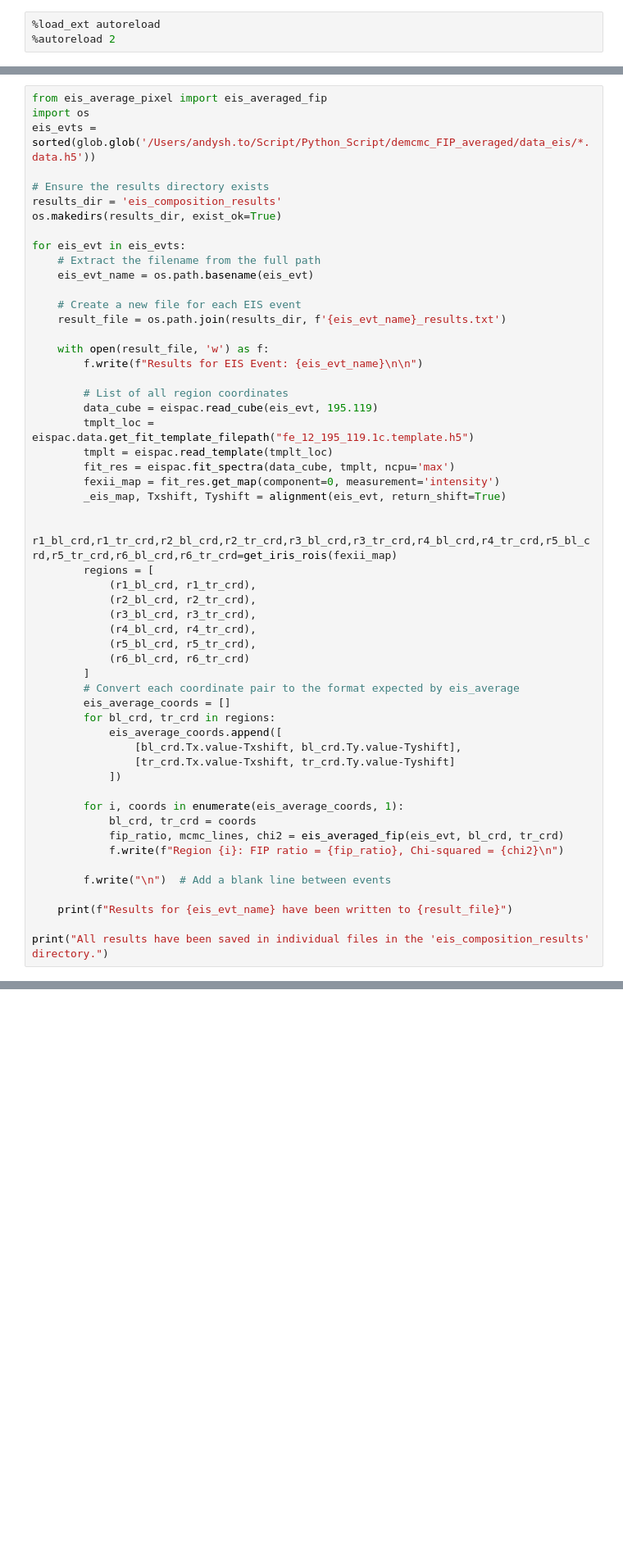
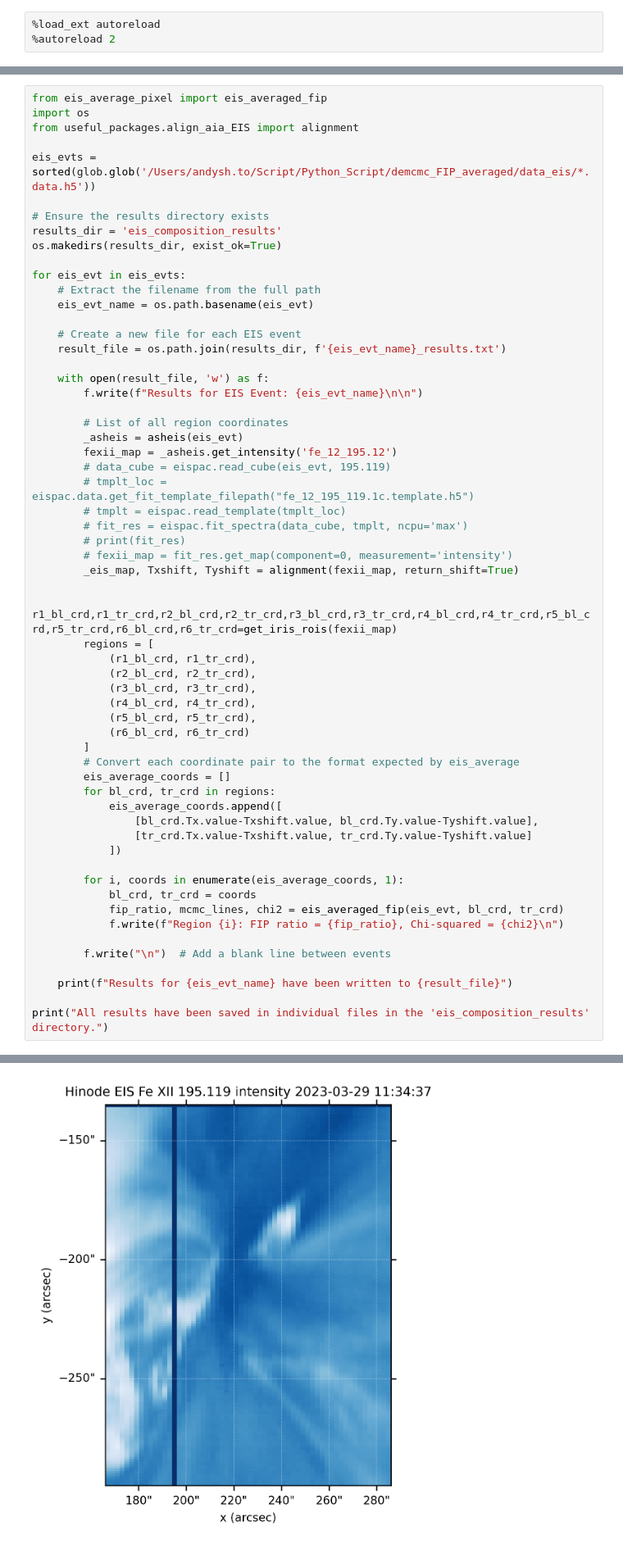
Before and after one commit to andyto1234/demcmc_FIP_averaged, a Jupyter notebook: main_average_FIP.ipynb, the cells around one changed output, grey strips where cells are left out. Shown at 82% size. Cells and saved outputs as stored; diff of their text form; blank space fills up the shorter version.

Commit message:
debug shift - now jupyter notebook works

```diff
--- a/main_average_FIP.ipynb
+++ b/main_average_FIP.ipynb
@@ -54,6 +61,8 @@ eis_evts = sorted(glob.glob('/Users/andysh.to/Script/Python_Script/demcmc_FIP_av
 # %%
 from eis_average_pixel import eis_averaged_fip
 import os
+from useful_packages.align_aia_EIS import alignment
+
 eis_evts = sorted(glob.glob('/Users/andysh.to/Script/Python_Script/demcmc_FIP_averaged/data_eis/*.data.h5'))
 
 # Ensure the results directory exists
@@ -71,12 +80,15 @@ for eis_evt in eis_evts:
         f.write(f"Results for EIS Event: {eis_evt_name}\n\n")
 
         # List of all region coordinates
-        data_cube = eispac.read_cube(eis_evt, 195.119)
-        tmplt_loc = eispac.data.get_fit_template_filepath("fe_12_195_119.1c.template.h5")
-        tmplt = eispac.read_template(tmplt_loc)
-        fit_res = eispac.fit_spectra(data_cube, tmplt, ncpu='max')
-        fexii_map = fit_res.get_map(component=0, measurement='intensity')
-        _eis_map, Txshift, Tyshift = alignment(eis_evt, return_shift=True)
+        _asheis = asheis(eis_evt)
+        fexii_map = _asheis.get_intensity('fe_12_195.12')
+        # data_cube = eispac.read_cube(eis_evt, 195.119)
+        # tmplt_loc = eispac.data.get_fit_template_filepath("fe_12_195_119.1c.template.h5")
+        # tmplt = eispac.read_template(tmplt_loc)
+        # fit_res = eispac.fit_spectra(data_cube, tmplt, ncpu='max')
+        # print(fit_res)
+        # fexii_map = fit_res.get_map(component=0, measurement='intensity')
+        _eis_map, Txshift, Tyshift = alignment(fexii_map, return_shift=True)
 
         r1_bl_crd,r1_tr_crd,r2_bl_crd,r2_tr_crd,r3_bl_crd,r3_tr_crd,r4_bl_crd,r4_tr_crd,r5_bl_crd,r5_tr_crd,r6_bl_crd,r6_tr_crd=get_iris_rois(fexii_map)
         regions = [
@@ -91,8 +103,8 @@ for eis_evt in eis_evts:
         eis_average_coords = []
         for bl_crd, tr_crd in regions:
             eis_average_coords.append([
-                [bl_crd.Tx.value-Txshift, bl_crd.Ty.value-Tyshift],
-                [tr_crd.Tx.value-Txshift, tr_crd.Ty.value-Tyshift]
+                [bl_crd.Tx.value-Txshift.value, bl_crd.Ty.value-Tyshift.value],
+                [tr_crd.Tx.value-Txshift.value, tr_crd.Ty.value-Tyshift.value]
             ])
 
         for i, coords in enumerate(eis_average_coords, 1):
@@ -231,3 +130,4 @@ INFO: uncertainty should have attribute uncertainty_type. [astropy.nddata.nddata
+[figure, added]
 # %%
 # %% [output]
 Data file,
```
Also changed, not shown: parts of 4 cells of this notebook.
